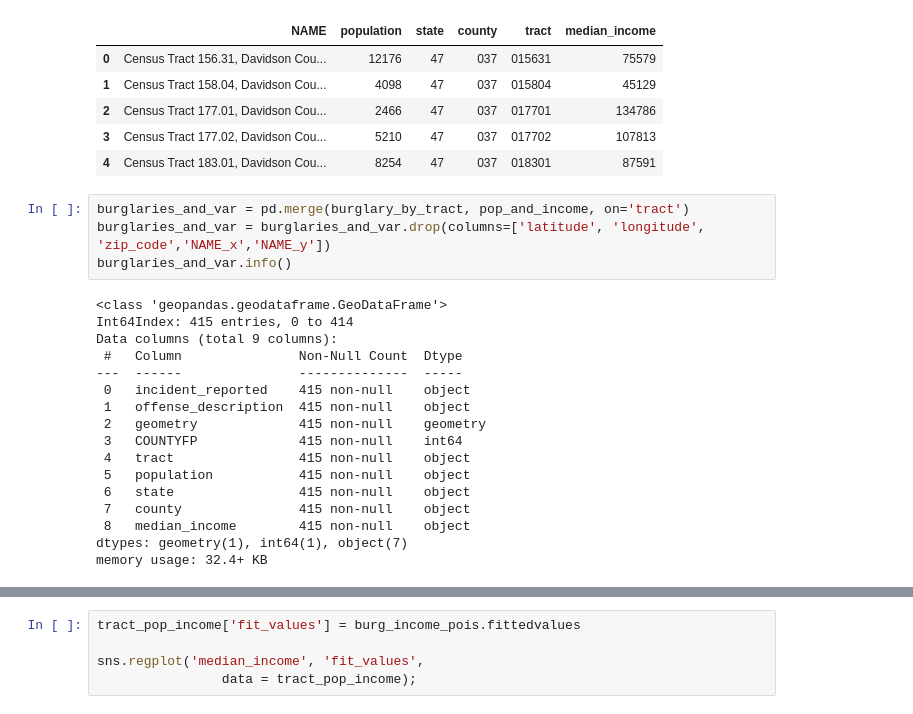
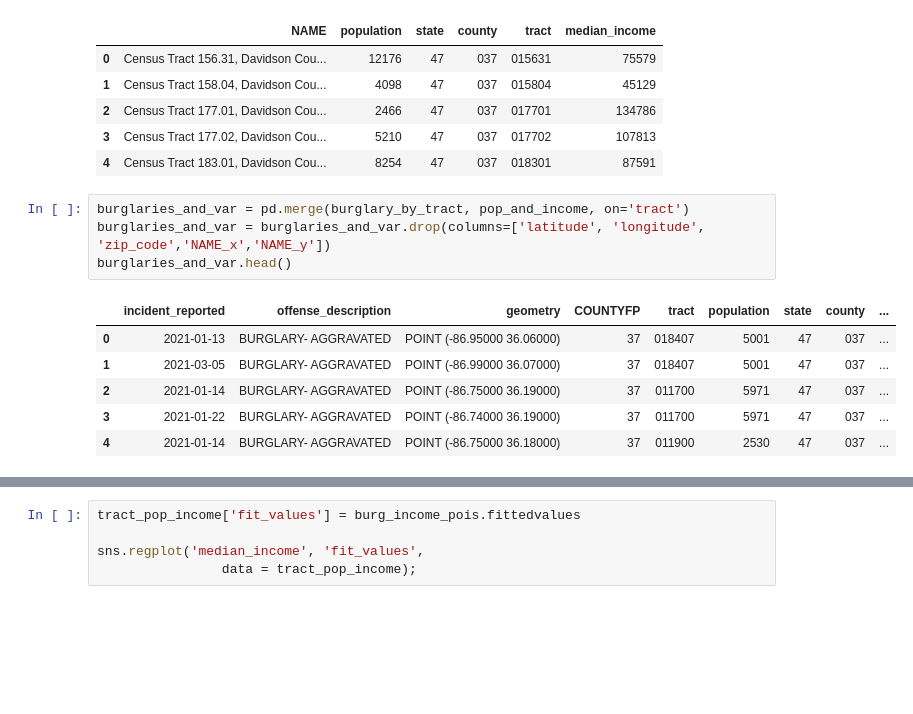
Before and after one commit to nss-data-science-cohort-5/geospatial_api-silver-sharks, a Jupyter notebook: Project2_Group_Conrad.ipynb, the cells around one changed output, grey strips where cells are left out. Drawn from its saved outputs; the diff is of its cells as text; blank space fills up the shorter version.

```diff
--- a/Project2_Group_Conrad.ipynb
+++ b/Project2_Group_Conrad.ipynb
@@ -229,24 +231,14 @@ pop_and_income.head()
 # %%
 burglaries_and_var = pd.merge(burglary_by_tract, pop_and_income, on='tract')
 burglaries_and_var = burglaries_and_var.drop(columns=['latitude', 'longitude', 'zip_code','NAME_x','NAME_y'])
-burglaries_and_var.info()
+burglaries_and_var.head()
 # %% [output]
-<class 'geopandas.geodataframe.GeoDataFrame'>
-Int64Index: 415 entries, 0 to 414
-Data columns (total 9 columns):
- #   Column               Non-Null Count  Dtype
----  ------               --------------  -----
- 0   incident_reported    415 non-null    object
- 1   offense_description  415 non-null    object
- 2   geometry             415 non-null    geometry
- 3   COUNTYFP             415 non-null    int64
- 4   tract                415 non-null    object
- 5   population           415 non-null    object
- 6   state                415 non-null    object
- 7   county               415 non-null    object
- 8   median_income        415 non-null    object
-dtypes: geometry(1), int64(1), object(7)
-memory usage: 32.4+ KB
+|  | incident_reported | offense_description | geometry | COUNTYFP | tract | population | state | county | ... |
+| 0 | 2021-01-13 | BURGLARY- AGGRAVATED | POINT (-86.95000 36.06000) | 37 | 018407 | 5001 | 47 | 037 | ... |
+| 1 | 2021-03-05 | BURGLARY- AGGRAVATED | POINT (-86.99000 36.07000) | 37 | 018407 | 5001 | 47 | 037 | ... |
+| 2 | 2021-01-14 | BURGLARY- AGGRAVATED | POINT (-86.75000 36.19000) | 37 | 011700 | 5971 | 47 | 037 | ... |
+| 3 | 2021-01-22 | BURGLARY- AGGRAVATED | POINT (-86.74000 36.19000) | 37 | 011700 | 5971 | 47 | 037 | ... |
+| 4 | 2021-01-14 | BURGLARY- AGGRAVATED | POINT (-86.75000 36.18000) | 37 | 011900 | 2530 | 47 | 037 | ... |
 # %%
 #tract_counts = pd.DataFrame(burglaries_and_var['tract'].value_counts())
 tract_counts = pd.DataFrame(burglaries_and_var['tract'].value_counts())
```
Also changed, not shown: parts of 19 cells of this notebook.
